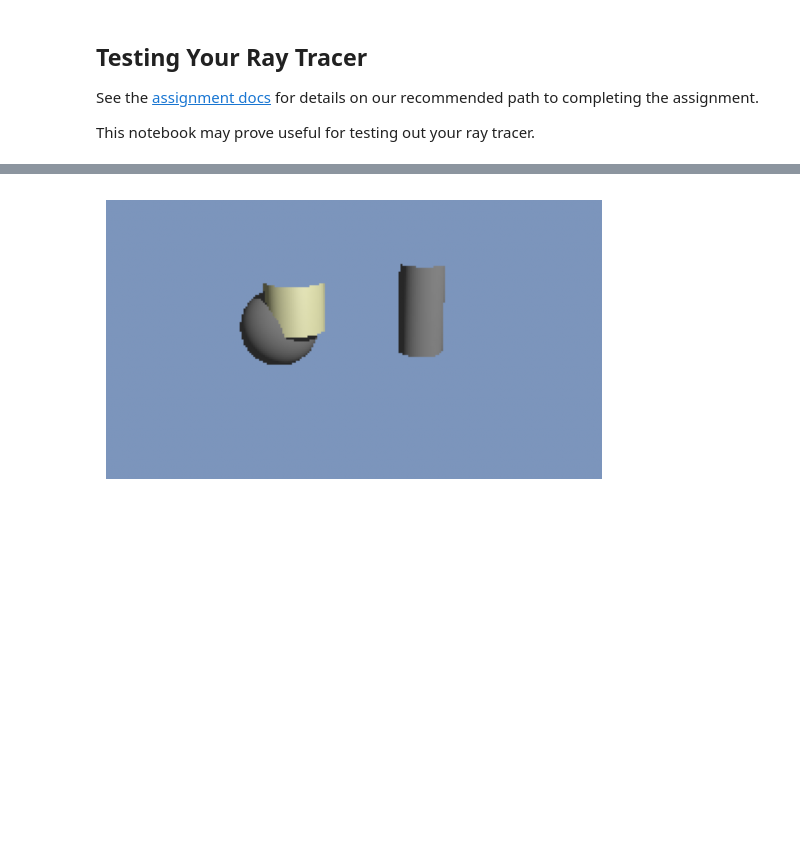
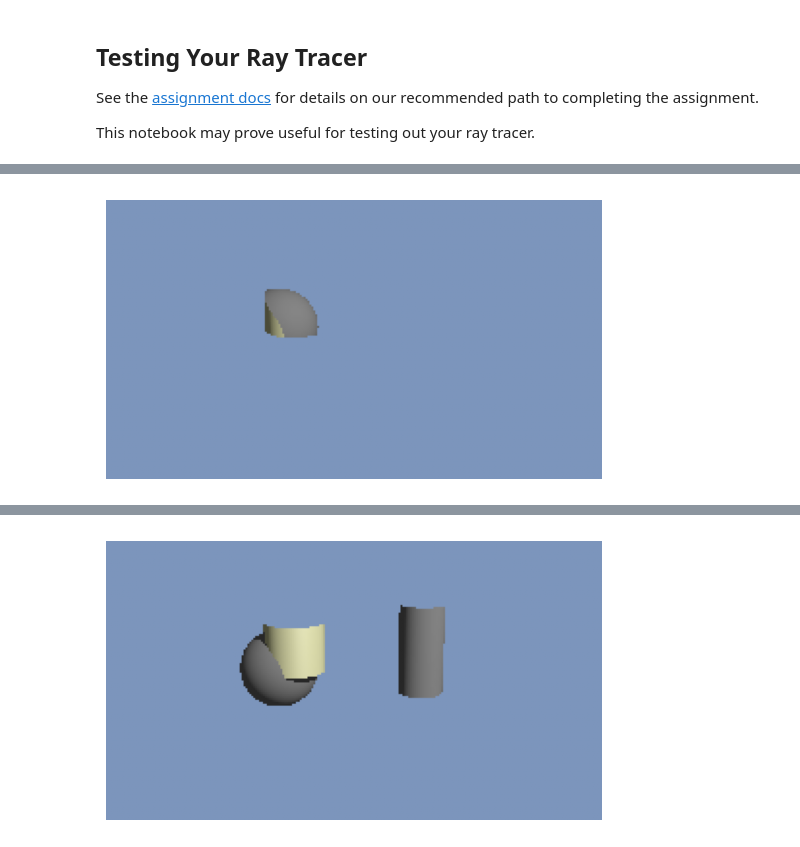
Before and after one commit to jcadastra/TracinRays, a Jupyter notebook: Testing.ipynb, the cells around one changed output, grey strips where cells are left out. Saved outputs shown, nothing was run; the diff lists cells and outputs as text; code cells hidden in the pictures; blank space fills up the shorter version.

```diff
--- a/Testing.ipynb
+++ b/Testing.ipynb
@@ -10,0 +13,5 @@ This warnings indicates broken support for the dtype!
+# %%
+im =IntersectionExample().render(output_shape = [144,256]).GetFloatCopy()
+im.show()
+# %% [output]
+[figure, added]
```
Also changed, not shown: parts of 4 cells of this notebook, 2 other files.
